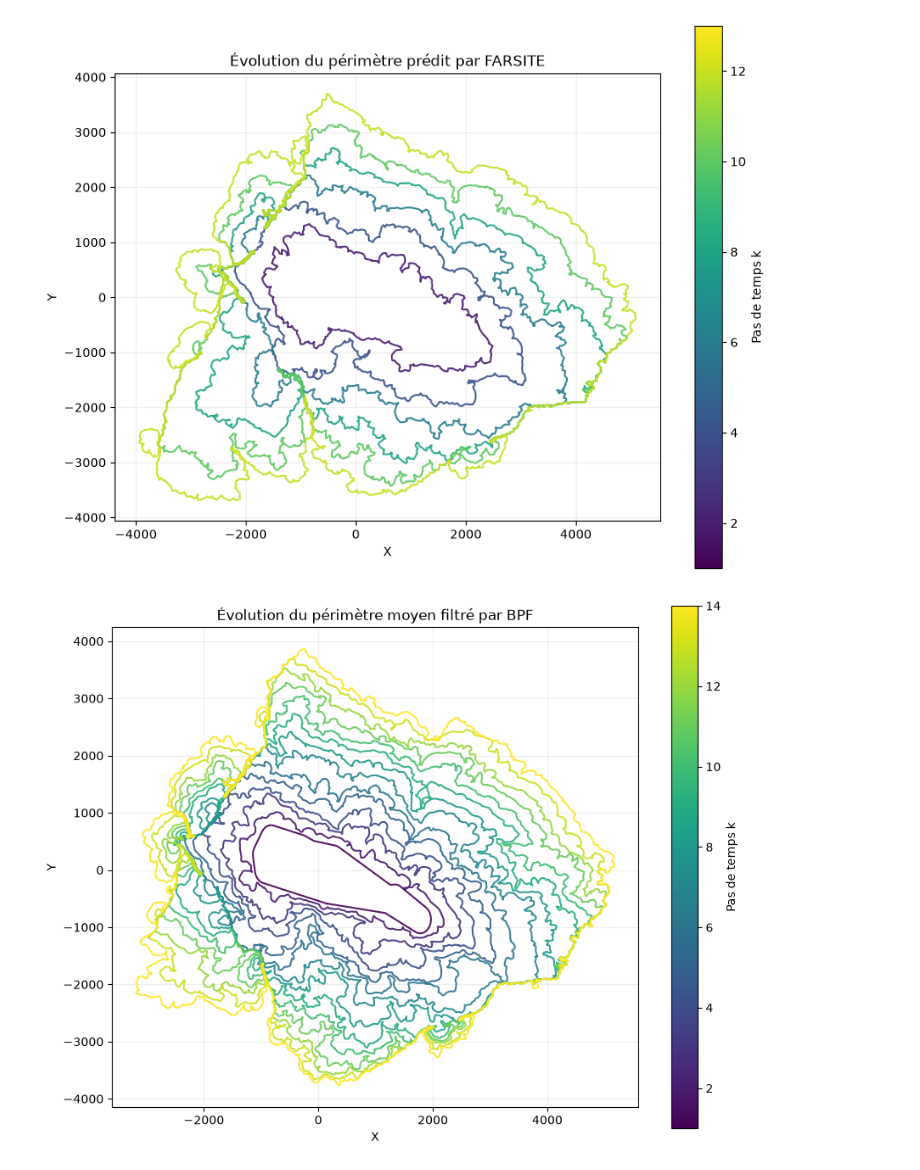
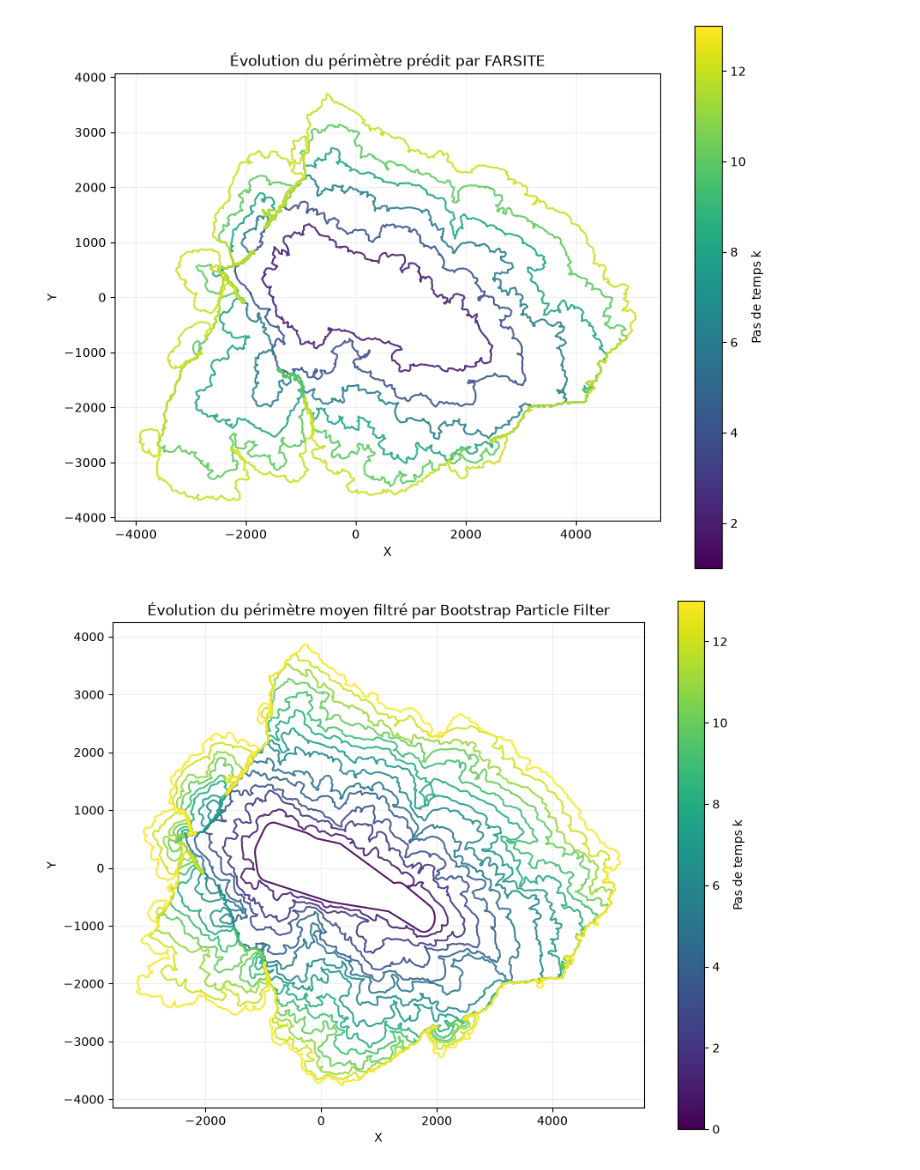
Before and after one commit to Gabriel-PEZ/SMC-WildFire, a Jupyter notebook: notebooks/ensf_bpf.ipynb, the cells around one changed output. Drawn from its saved outputs; the diff is of its cells as text; code cells hidden in the pictures.

```diff
--- a/notebooks/ensf_bpf.ipynb
+++ b/notebooks/ensf_bpf.ipynb
@@ -53,9 +53,9 @@ Plot de l'évolution de l'EnSF avec moyenne des particules pour chaque pas de te
 fig, ax = plt.subplots(figsize=(10, 8))
 
 cmap = plt.colormaps["viridis"]
-norm = plt.Normalize(vmin=1, vmax=len(filtered_particles_ensf))
+norm = plt.Normalize(vmin=0, vmax=len(filtered_particles_ensf)-1)
 
-for k, particles in enumerate(filtered_particles_ensf, start=1):
+for k, particles in enumerate(filtered_particles_ensf):
     mean_filtered = particles.mean(axis=0).reshape(-1, 2)
 
     # Fermer le périmètre
@@ -89,9 +89,9 @@ Plot de l'évolution de l'observation
 fig, ax = plt.subplots(figsize=(10, 8))
 
 cmap = plt.colormaps["viridis"]
-norm = plt.Normalize(vmin=1, vmax=len(observations_ensf))
+norm = plt.Normalize(vmin=0, vmax=len(observations_ensf)-1)
 
-for k, obs in enumerate(observations_ensf, start=1):
+for k, obs in enumerate(observations_ensf):
 
     # Fermer le périmètre
     closed = np.vstack([obs, obs[0]])
@@ -160,7 +160,7 @@ Boucle de filtrage BPF
 
 rng_bpf = np.random.default_rng(2000)
 
-observations_bpf, filtered_particles_bpf, log_W, log_ESS_hist = run_bpf(
+observations_bpf, filtered_particles_bpf, log_W_bpf, log_ESS_hist_bpf = run_bootstrap_pf(
     idx_wildfire=idx_wildfire,
     num_particles=num_particles,
     C=C,
@@ -173,35 +173,39 @@ observations_bpf, filtered_particles_bpf, log_W, log_ESS_hist = run_bpf(
 """
 Plot de l'évolution du BPF avec moyenne des particules pour chaque pas de temps
 """
 
 fig, ax = plt.subplots(figsize=(10, 8))
 
 cmap = plt.colormaps["viridis"]
-norm = plt.Normalize(vmin=1, vmax=len(filtered_particles_bpf))
+norm = plt.Normalize(vmin=0, vmax=len(filtered_particles_bpf)-1)
 
-for k, particles in enumerate(filtered_particles_bpf, start=1):
-    mean_filtered = particles.mean(axis=0).reshape(-1, 2)
+for k, particles in enumerate(filtered_particles_bpf):
+    mean_filtered = np.average(
+        particles,
+        axis=0,
+        weights=np.exp(log_W_bpf[k])
+    ).reshape(-1, 2)
 
     # Fermer le périmètre
     closed = np.vstack([mean_filtered, mean_filtered[0]])
 
     ax.plot(
         closed[:, 0],
         closed[:, 1],
         color=cmap(norm(k)),
         linewidth=1.5,
         alpha=0.9
     )
 
 sm = plt.cm.ScalarMappable(norm=norm, cmap=cmap)
 fig.colorbar(sm, ax=ax, label="Pas de temps k")
 
 ax.set_aspect("equal")
 ax.set_xlabel("X")
 ax.set_ylabel("Y")
-ax.set_title("Évolution du périmètre moyen filtré par BPF")
+ax.set_title("Évolution du périmètre moyen filtré par Bootstrap Particle Filter")
 ax.grid(alpha=0.2)
 
 plt.show()
 # %% [output]
-[figure, old version]
+[figure, new version]
```
Also changed, not shown: parts of 6 cells of this notebook, 1 other file.
